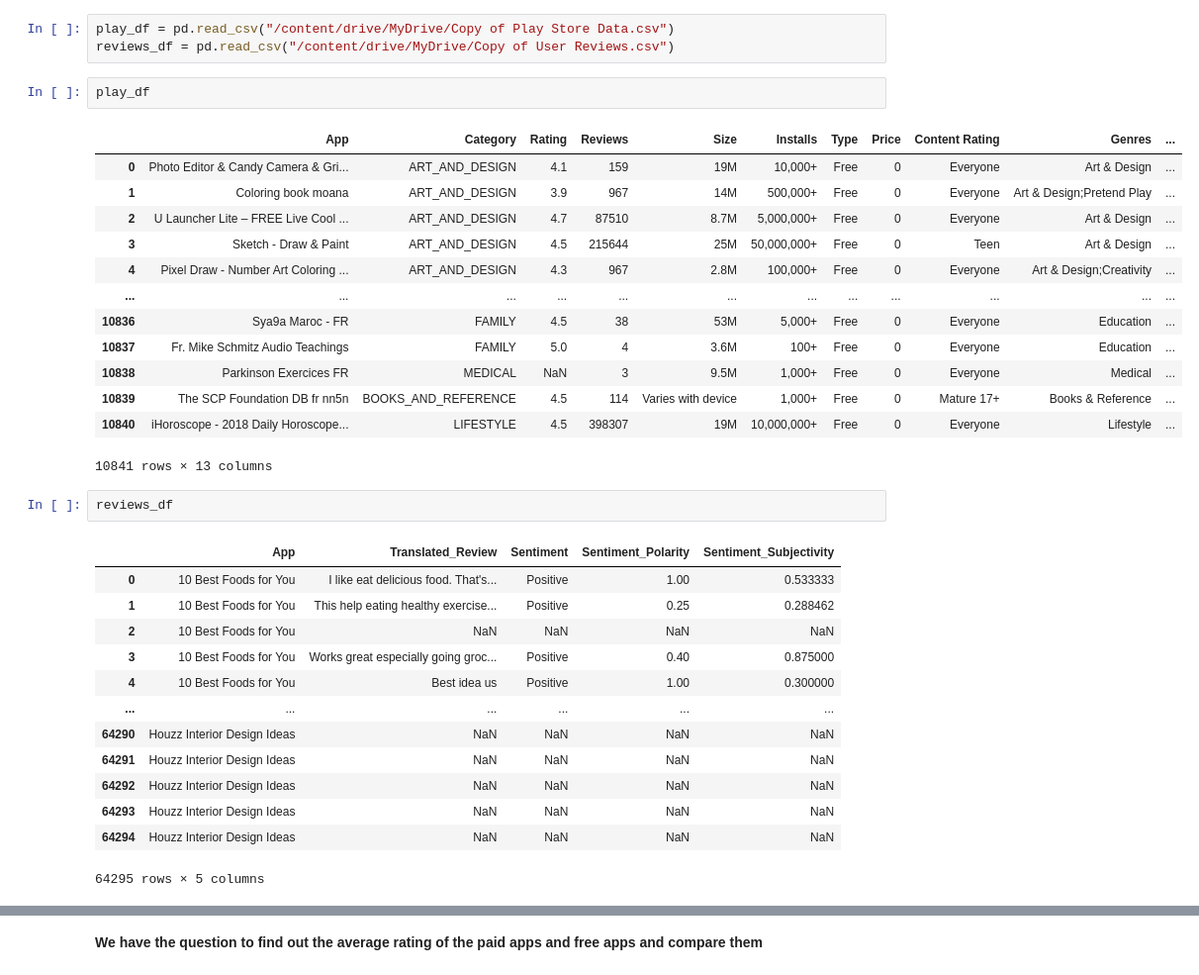
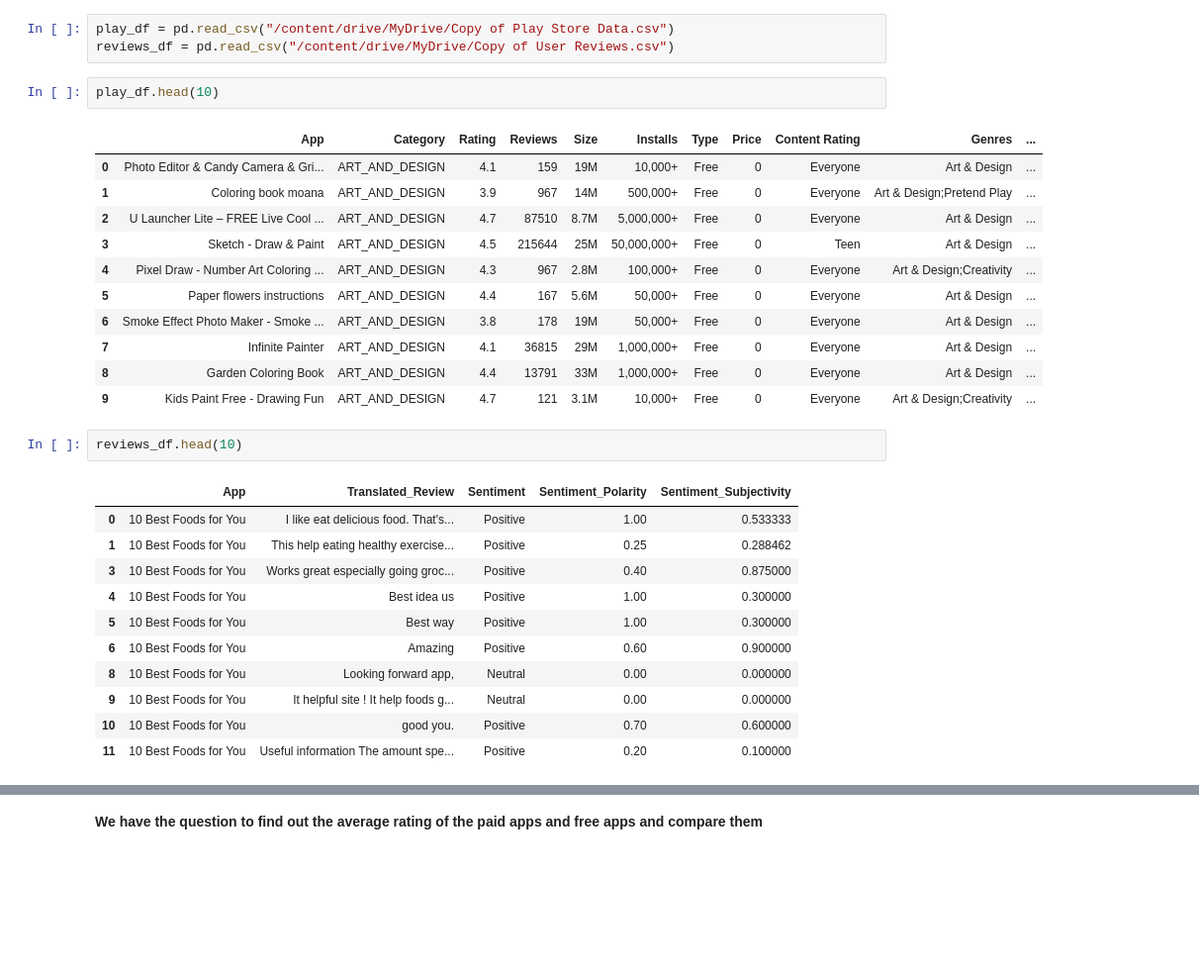
Before and after one commit to codewithsrs/app-data-analysis, a Jupyter notebook: playstore_app_review_analysis.ipynb, the cells around one changed output, grey strips where cells are left out. Shown at 99% size. Cells and saved outputs as stored; diff of their text form; blank space fills up the shorter version.

```diff
--- a/playstore_app_review_analysis.ipynb
+++ b/playstore_app_review_analysis.ipynb
@@ -12,34 +12,30 @@ We imported the necessary libraries that can be needed for our EDA.
 play_df = pd.read_csv("/content/drive/MyDrive/Copy of Play Store Data.csv")
 reviews_df = pd.read_csv("/content/drive/MyDrive/Copy of User Reviews.csv")
 # %%
-play_df
+play_df.head(10)
 # %% [output]
 |  | App | Category | Rating | Reviews | Size | Installs | Type | Price | Content Rating | Genres | ... |
 | 0 | Photo Editor & Candy Camera & Gri... | ART_AND_DESIGN | 4.1 | 159 | 19M | 10,000+ | Free | 0 | Everyone | Art & Design | ... |
 | 1 | Coloring book moana | ART_AND_DESIGN | 3.9 | 967 | 14M | 500,000+ | Free | 0 | Everyone | Art & Design;Pretend Play | ... |
 | 2 | U Launcher Lite – FREE Live Cool ... | ART_AND_DESIGN | 4.7 | 87510 | 8.7M | 5,000,000+ | Free | 0 | Everyone | Art & Design | ... |
 | 3 | Sketch - Draw & Paint | ART_AND_DESIGN | 4.5 | 215644 | 25M | 50,000,000+ | Free | 0 | Teen | Art & Design | ... |
 | 4 | Pixel Draw - Number Art Coloring ... | ART_AND_DESIGN | 4.3 | 967 | 2.8M | 100,000+ | Free | 0 | Everyone | Art & Design;Creativity | ... |
-| ... | ... | ... | ... | ... | ... | ... | ... | ... | ... | ... | ... |
-| 10836 | Sya9a Maroc - FR | FAMILY | 4.5 | 38 | 53M | 5,000+ | Free | 0 | Everyone | Education | ... |
-| 10837 | Fr. Mike Schmitz Audio Teachings | FAMILY | 5.0 | 4 | 3.6M | 100+ | Free | 0 | Everyone | Education | ... |
-| 10838 | Parkinson Exercices FR | MEDICAL | NaN | 3 | 9.5M | 1,000+ | Free | 0 | Everyone | Medical | ... |
-| 10839 | The SCP Foundation DB fr nn5n | BOOKS_AND_REFERENCE | 4.5 | 114 | Varies with device | 1,000+ | Free | 0 | Mature 17+ | Books & Reference | ... |
-| 10840 | iHoroscope - 2018 Daily Horoscope... | LIFESTYLE | 4.5 | 398307 | 19M | 10,000,000+ | Free | 0 | Everyone | Lifestyle | ... |
+| 5 | Paper flowers instructions | ART_AND_DESIGN | 4.4 | 167 | 5.6M | 50,000+ | Free | 0 | Everyone | Art & Design | ... |
+| 6 | Smoke Effect Photo Maker - Smoke ... | ART_AND_DESIGN | 3.8 | 178 | 19M | 50,000+ | Free | 0 | Everyone | Art & Design | ... |
+| 7 | Infinite Painter | ART_AND_DESIGN | 4.1 | 36815 | 29M | 1,000,000+ | Free | 0 | Everyone | Art & Design | ... |
+| 8 | Garden Coloring Book | ART_AND_DESIGN | 4.4 | 13791 | 33M | 1,000,000+ | Free | 0 | Everyone | Art & Design | ... |
+| 9 | Kids Paint Free - Drawing Fun | ART_AND_DESIGN | 4.7 | 121 | 3.1M | 10,000+ | Free | 0 | Everyone | Art & Design;Creativity | ... |
-10841 rows × 13 columns
 # %%
-reviews_df
+reviews_df.head(10)
 # %% [output]
 |  | App | Translated_Review | Sentiment | Sentiment_Polarity | Sentiment_Subjectivity |
 | 0 | 10 Best Foods for You | I like eat delicious food. That's... | Positive | 1.00 | 0.533333 |
 | 1 | 10 Best Foods for You | This help eating healthy exercise... | Positive | 0.25 | 0.288462 |
-| 2 | 10 Best Foods for You | NaN | NaN | NaN | NaN |
 | 3 | 10 Best Foods for You | Works great especially going groc... | Positive | 0.40 | 0.875000 |
 | 4 | 10 Best Foods for You | Best idea us | Positive | 1.00 | 0.300000 |
-| ... | ... | ... | ... | ... | ... |
-| 64290 | Houzz Interior Design Ideas | NaN | NaN | NaN | NaN |
-| 64291 | Houzz Interior Design Ideas | NaN | NaN | NaN | NaN |
-| 64292 | Houzz Interior Design Ideas | NaN | NaN | NaN | NaN |
-| 64293 | Houzz Interior Design Ideas | NaN | NaN | NaN | NaN |
-| 64294 | Houzz Interior Design Ideas | NaN | NaN | NaN | NaN |
+| 5 | 10 Best Foods for You | Best way | Positive | 1.00 | 0.300000 |
+| 6 | 10 Best Foods for You | Amazing | Positive | 0.60 | 0.900000 |
+| 8 | 10 Best Foods for You | Looking forward app, | Neutral | 0.00 | 0.000000 |
+| 9 | 10 Best Foods for You | It helpful site ! It help foods g... | Neutral | 0.00 | 0.000000 |
+| 10 | 10 Best Foods for You | good you. | Positive | 0.70 | 0.600000 |
+| 11 | 10 Best Foods for You | Useful information The amount spe... | Positive | 0.20 | 0.100000 |
-64295 rows × 5 columns
```
Also changed, not shown: parts of 26 cells of this notebook.
